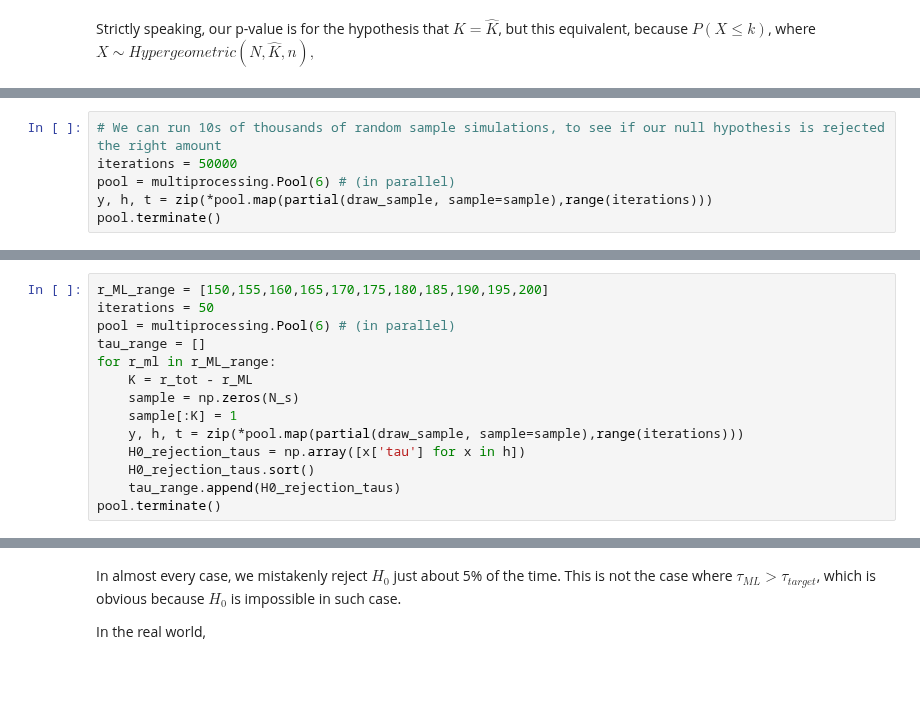
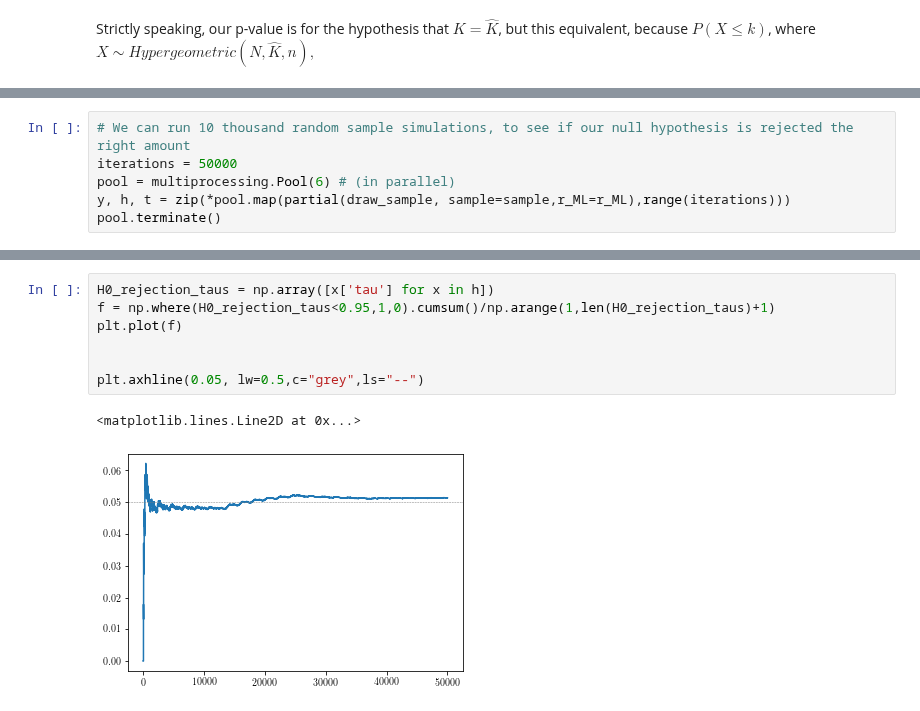
Before and after one commit to mcallaghan/rapid-screening, a Jupyter notebook: analysis/hyper_criteria_theory.ipynb, the cells around one changed output, grey strips where cells are left out. Drawn from its saved outputs; the diff is of its cells as text; blank space fills up the shorter version.

```diff
--- a/analysis/hyper_criteria_theory.ipynb
+++ b/analysis/hyper_criteria_theory.ipynb
@@ -205,7 +207,7 @@ Text(0, 0.5, '$P(X \\leq k)$')
 # %%
-# We can run 10s of thousands of random sample simulations, to see if our null hypothesis is rejected the right amount
+# We can run 10 thousand random sample simulations, to see if our null hypothesis is rejected the right amount
 iterations = 50000
 pool = multiprocessing.Pool(6) # (in parallel)
-y, h, t = zip(*pool.map(partial(draw_sample, sample=sample),range(iterations)))
+y, h, t = zip(*pool.map(partial(draw_sample, sample=sample,r_ML=r_ML),range(iterations)))
 pool.terminate()
 # %%
@@ -246,14 +261,0 @@ We can see if this changes with different starting values of $r_{ML}$
-# %%
-r_ML_range = [150,155,160,165,170,175,180,185,190,195,200]
-iterations = 50
-pool = multiprocessing.Pool(6) # (in parallel)
-tau_range = []
-for r_ml in r_ML_range:
-    K = r_tot - r_ML
-    sample = np.zeros(N_s)
-    sample[:K] = 1
-    y, h, t = zip(*pool.map(partial(draw_sample, sample=sample),range(iterations)))
-    H0_rejection_taus = np.array([x['tau'] for x in h])
-    H0_rejection_taus.sort()
-    tau_range.append(H0_rejection_taus)
-pool.terminate()
@@ -275,4 +262,10 @@ plt.show()
-# %% [markdown]
-In almost every case, we mistakenly reject $H_0$ just about 5% of the time. This is not the case where $\tau_{ML} > \tau_{target}$, which is obvious because $H_0$ is impossible in such case.
-
-In the real world,
+# %%
+H0_rejection_taus = np.array([x['tau'] for x in h])
+f = np.where(H0_rejection_taus<0.95,1,0).cumsum()/np.arange(1,len(H0_rejection_taus)+1)
+plt.plot(f)
+
+
+plt.axhline(0.05, lw=0.5,c="grey",ls="--")
+# %% [output]
+<matplotlib.lines.Line2D at 0x...>
+[figure, added]
```
Also changed, not shown: parts of 7 cells of this notebook, 6 other files.
